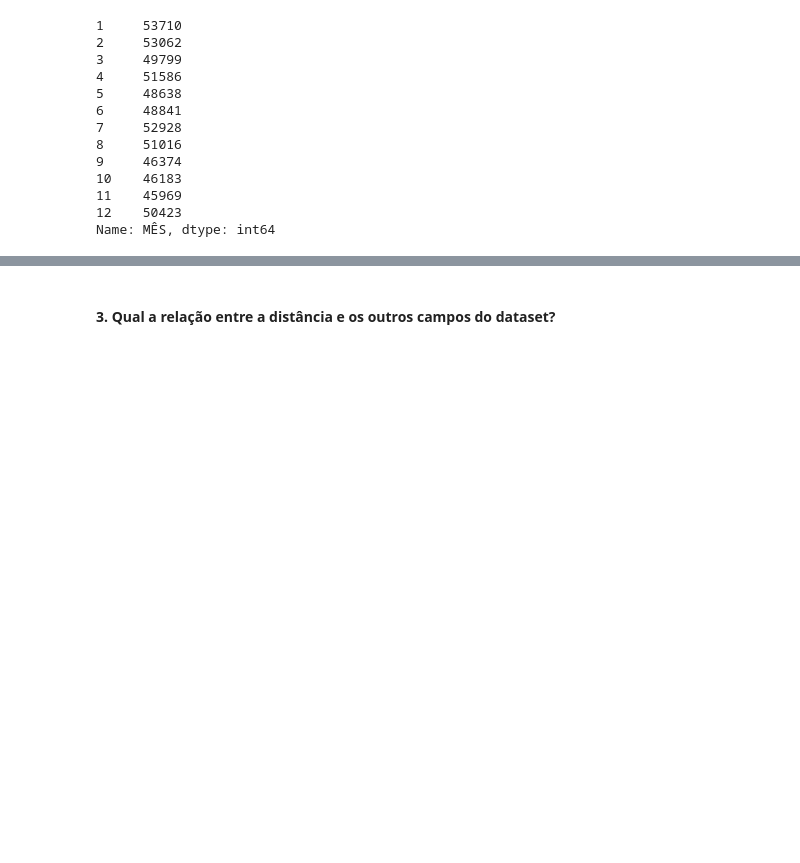
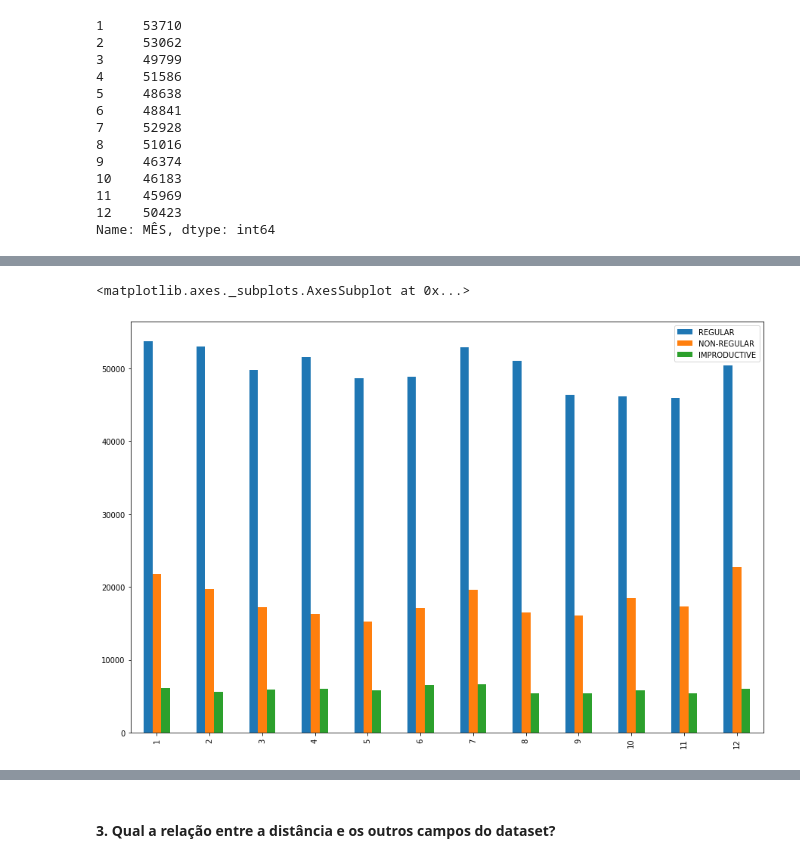
Before and after one commit to ricardokojo/MAC0459-2019, a Jupyter notebook: lista+prova.ipynb, the cells around one changed output, grey strips where cells are left out. Drawn from its saved outputs; the diff is of its cells as text; code cells hidden in the pictures; blank space fills up the shorter version.

```diff
--- a/lista+prova.ipynb
+++ b/lista+prova.ipynb
@@ -293,3 +293,6 @@ regular_flights_per_month
 11    45969
 12    50423
 Name: MÊS, dtype: int64
+# %%
+non_regular_flights_per_month =  flights2[flights2['GRUPO DE VOO'] == 'Não-regular']['MÊS'].value_counts().sort_index()
+non_regular_flights_per_month
@@ -295,0 +313,3 @@ Name: MÊS, dtype: int64
+# %%
+improductive_flights_per_month =  flights2[flights2['GRUPO DE VOO'] == 'Improdutivo']['MÊS'].value_counts().sort_index()
+improductive_flights_per_month
@@ -295,0 +369,9 @@ Name: MÊS, dtype: int64
+# %%
+monthly_flights_by_group = pd.DataFrame({'REGULAR': regular_flights_per_month,
+                                 'NON-REGULAR': non_regular_flights_per_month,
+                                 'IMPRODUCTIVE': improductive_flights_per_month
+                                }, index=[i for i in range(1, 13)])
+monthly_flights_by_group.plot.bar(figsize=(15,10))
+# %% [output]
+<matplotlib.axes._subplots.AxesSubplot at 0x...>
+[figure, added]
```
Also changed, not shown: parts of 11 cells of this notebook.
